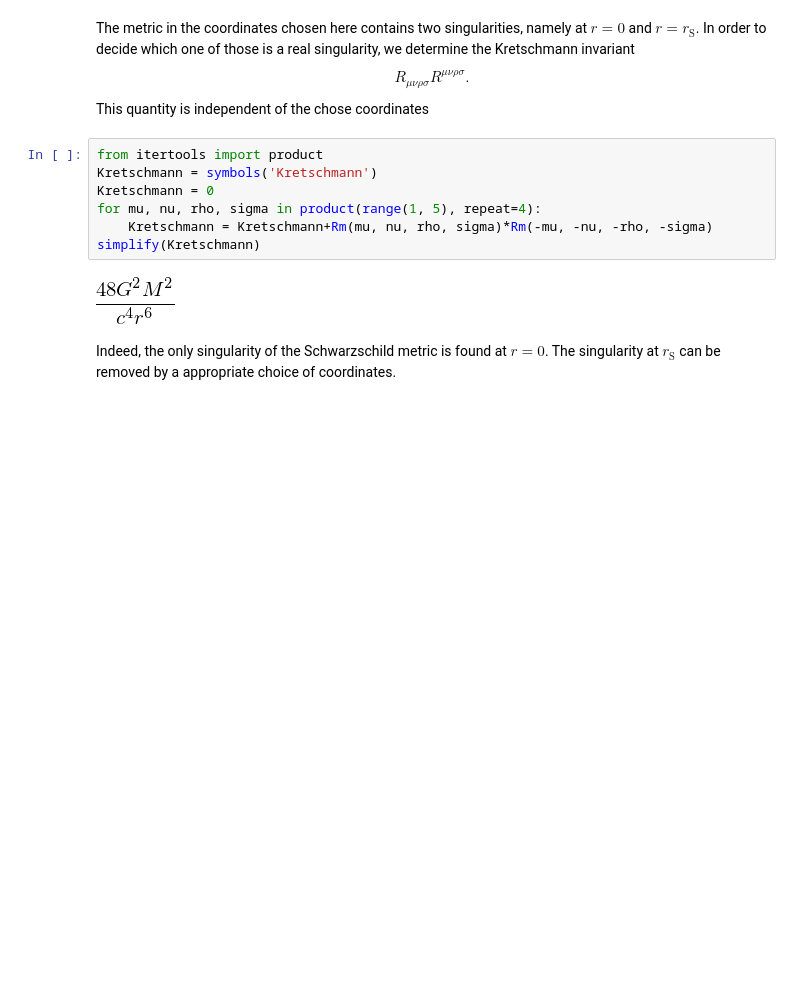
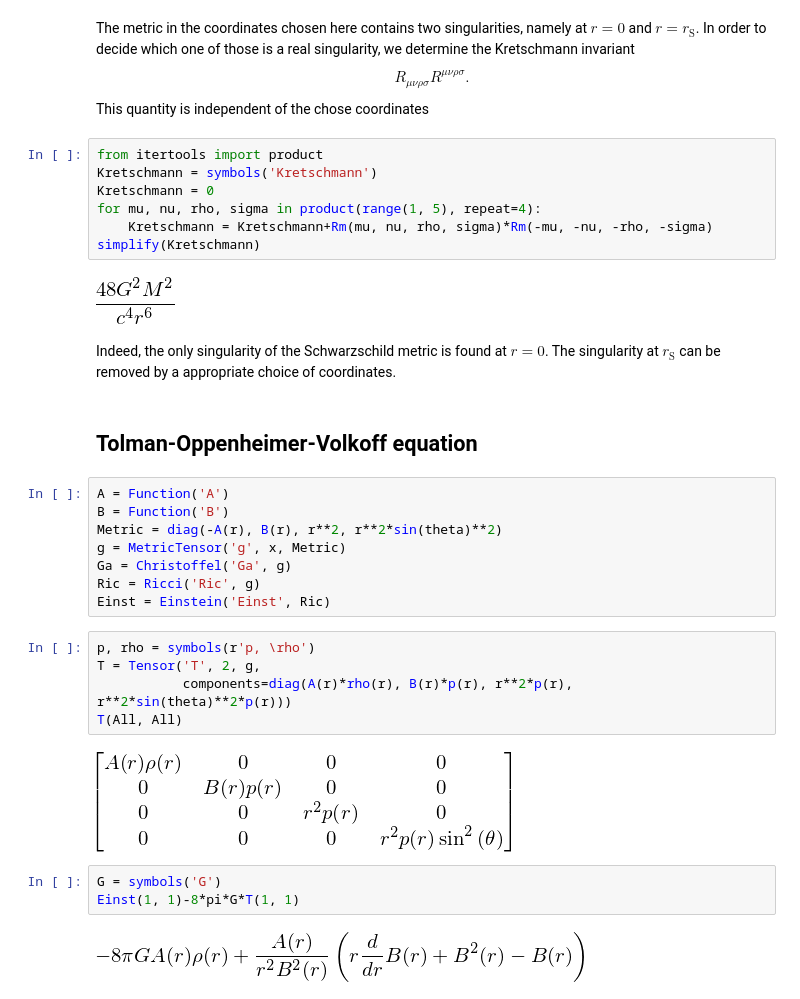
Before and after one commit to marcinofulus/jupyter4edu, a Jupyter notebook: augsburg/notebooks/generalrelativity/GeneralRelativity.ipynb, the cells around one changed output. Drawn from its saved outputs; the diff is of its cells as text; blank space fills up the shorter version.

Commit message:
first try on Tolman-Oppenheimer-Volkoff

```diff
--- a/augsburg/notebooks/generalrelativity/GeneralRelativity.ipynb
+++ b/augsburg/notebooks/generalrelativity/GeneralRelativity.ipynb
@@ -134,3 +134,25 @@ simplify(Kretschmann)
 [figure]
 # %% [markdown]
 Indeed, the only singularity of the Schwarzschild metric is found at $r=0$. The singularity at $r_\mathrm{S}$ can be removed by a appropriate choice of coordinates.
+# %% [markdown]
+## Tolman-Oppenheimer-Volkoff equation
+# %%
+A = Function('A')
+B = Function('B')
+Metric = diag(-A(r), B(r), r**2, r**2*sin(theta)**2)
+g = MetricTensor('g', x, Metric)
+Ga = Christoffel('Ga', g)
+Ric = Ricci('Ric', g)
+Einst = Einstein('Einst', Ric)
+# %%
+p, rho = symbols(r'p, \rho')
+T = Tensor('T', 2, g,
+           components=diag(A(r)*rho(r), B(r)*p(r), r**2*p(r), r**2*sin(theta)**2*p(r)))
+T(All, All)
+# %% [output]
+[figure, added]
+# %%
+G = symbols('G')
+Einst(1, 1)-8*pi*G*T(1, 1)
+# %% [output]
+[figure, added]
```
Also changed, not shown: parts of 4 cells of this notebook.
